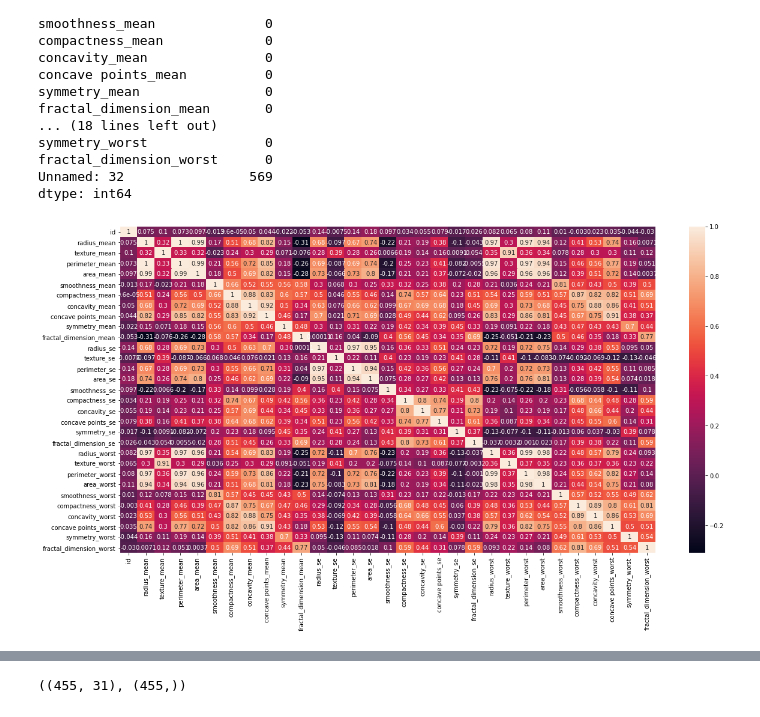
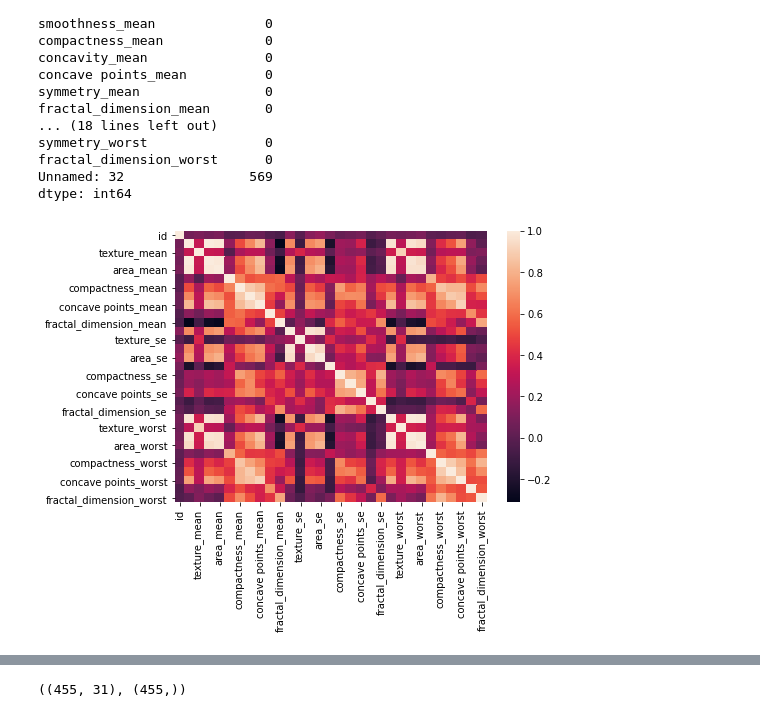
Before and after one commit to swarajpande4/DataScience-ClassProject, a Jupyter notebook: main.ipynb, the cells around one changed output, grey strips where cells are left out. Saved outputs shown, nothing was run; the diff lists cells and outputs as text; code cells hidden in the pictures.

```diff
--- a/main.ipynb
+++ b/main.ipynb
@@ -108,9 +124,9 @@ dtype: int64
 # %%
 df.drop('Unnamed: 32', axis=1, inplace=True)
 # %%
-plt.figure(figsize=(20, 10))
-sns.heatmap(df.corr(), annot=True)
+plt.figure(figsize=(7, 5))
+sns.heatmap(df.corr())
 plt.show()
 # %% [output]
-[figure, old version]
+[figure, new version]
 # %%
```
Also changed, not shown: parts of 8 cells of this notebook.
